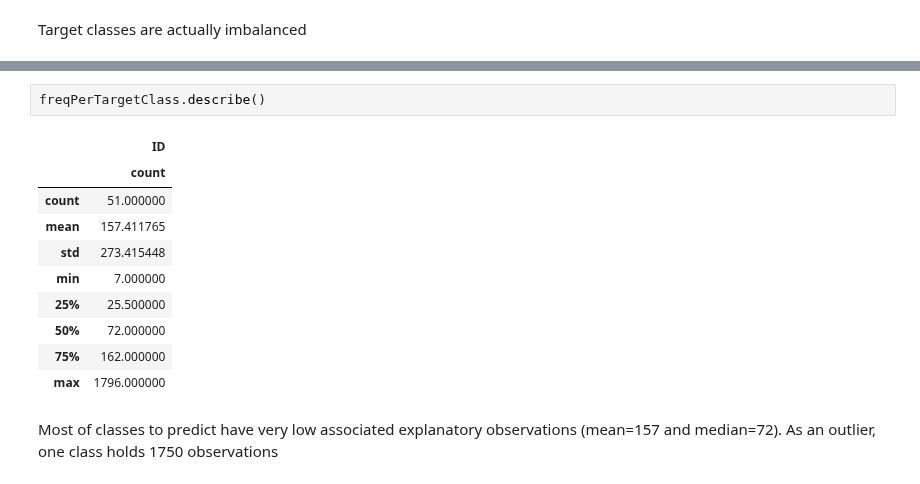
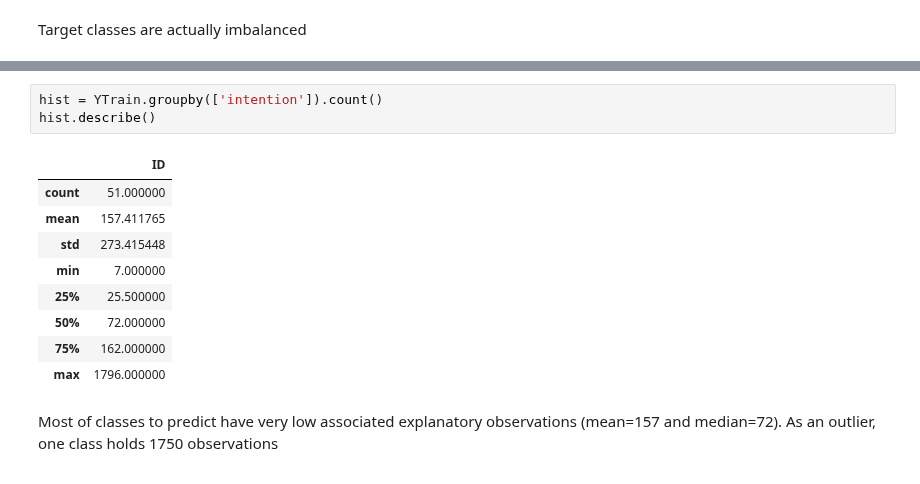
Before and after one commit to jhuu32/CES, a Jupyter notebook: notebooks/data_analysis/data_exploration.ipynb, the cells around one changed output, grey strips where cells are left out. Drawn from its saved outputs; the diff is of its cells as text.

```diff
--- a/notebooks/data_analysis/data_exploration.ipynb
+++ b/notebooks/data_analysis/data_exploration.ipynb
@@ -49,16 +38,16 @@ pass
-# %%
-freqPerTargetClass.describe()
-# %% [output]
-|  | ID |
-|  | count |
-| count | 51.000000 |
-| mean | 157.411765 |
-| std | 273.415448 |
-| min | 7.000000 |
-| 25% | 25.500000 |
-| 50% | 72.000000 |
-| 75% | 162.000000 |
-| max | 1796.000000 |
+# %%
+hist = YTrain.groupby(['intention']).count()
+hist.describe()
+# %% [output]
+|  | ID |
+| count | 51.000000 |
+| mean | 157.411765 |
+| std | 273.415448 |
+| min | 7.000000 |
+| 25% | 25.500000 |
+| 50% | 72.000000 |
+| 75% | 162.000000 |
+| max | 1796.000000 |
 # %% [markdown]
 Most of classes to predict have very low associated explanatory observations (mean=157 and median=72). As an outlier, one class holds 1750 observations
 # %% [markdown]
```
Also changed, not shown: parts of 2 cells of this notebook, 4 other files.
